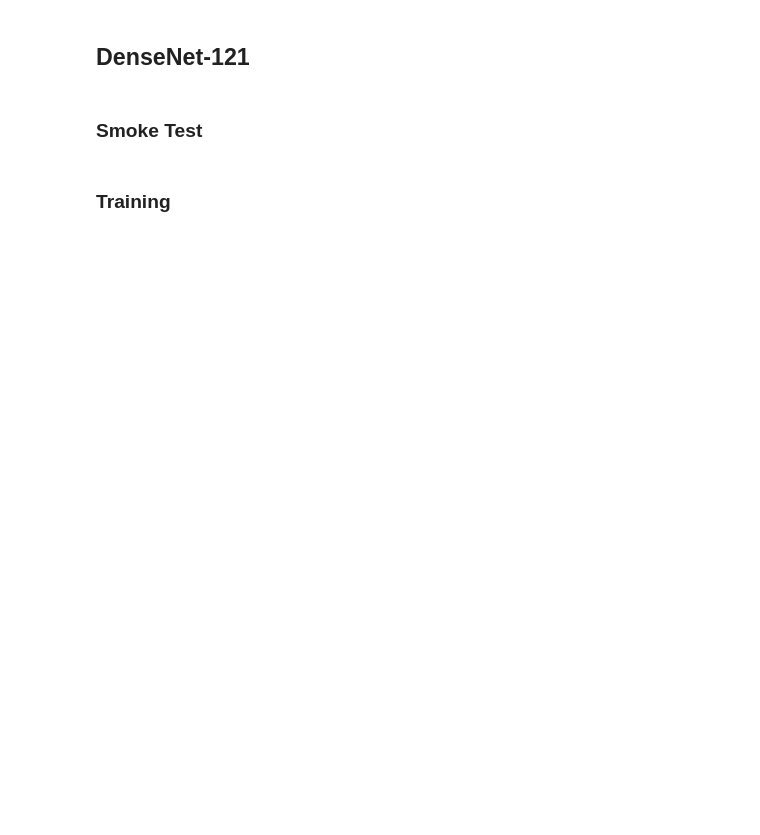
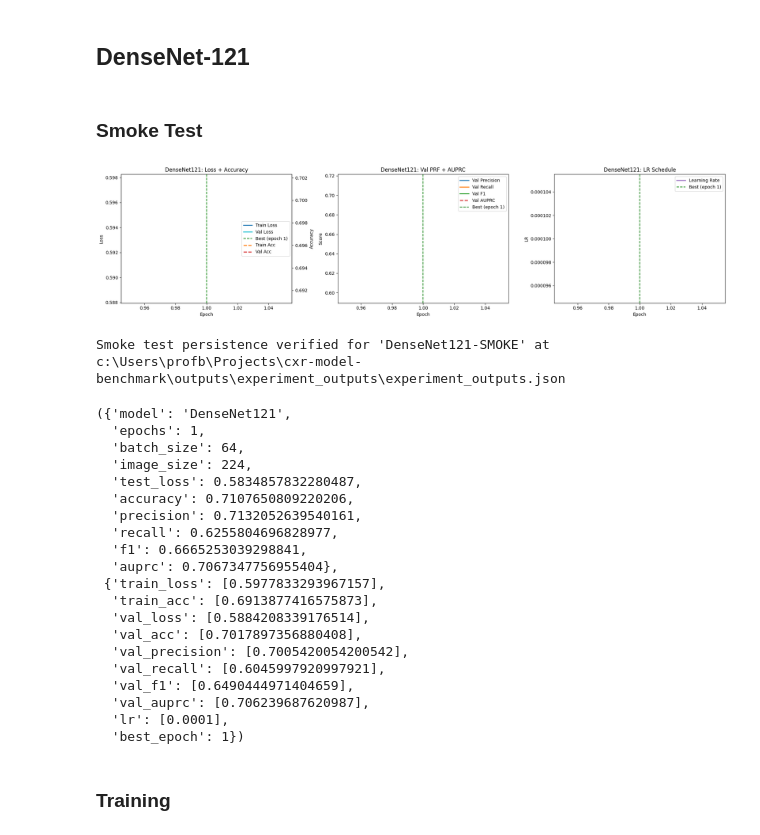
Before and after one commit to Prof-Blobfish/cxr-model-benchmark, a Jupyter notebook: notebooks/08_model_comparison.ipynb, the cells around one changed output. Drawn from its saved outputs; the diff is of its cells as text; code cells hidden in the pictures; blank space fills up the shorter version.

```diff
--- a/notebooks/08_model_comparison.ipynb
+++ b/notebooks/08_model_comparison.ipynb
@@ -163,15 +225,38 @@ train_and_store_model(1, live_plot=True)
 # %%
 run_smoke_test(
     model_name=model_names[2],
     model_builder=model_builders[2],
     train_loader=train_loader,
     val_loader=val_loader,
     test_loader=test_loader,
     device=device,
-    live_plot=True,
+    live_plot=False,
     persist_outputs=True,
     persist_model_name=f"{model_names[2]}-SMOKE",
 )
+# %% [output]
+[figure, added]
+Smoke test persistence verified for 'DenseNet121-SMOKE' at c:\Users\profb\Projects\cxr-model-benchmark\outputs\experiment_outputs\experiment_outputs.json
+({'model': 'DenseNet121',
+  'epochs': 1,
+  'batch_size': 64,
+  'image_size': 224,
+  'test_loss': 0.5834857832280487,
+  'accuracy': 0.7107650809220206,
+  'precision': 0.7132052639540161,
+  'recall': 0.6255804696828977,
+  'f1': 0.6665253039298841,
+  'auprc': 0.7067347756955404},
+ {'train_loss': [0.5977833293967157],
+  'train_acc': [0.6913877416575873],
+  'val_loss': [0.5884208339176514],
+  'val_acc': [0.7017897356880408],
+  'val_precision': [0.7005420054200542],
+  'val_recall': [0.6045997920997921],
+  'val_f1': [0.6490444971404659],
+  'val_auprc': [0.706239687620987],
+  'lr': [0.0001],
+  'best_epoch': 1})
 # %% [markdown]
 ### Training
 # %%
```
Also changed, not shown: parts of 14 cells of this notebook, 5 other files.
